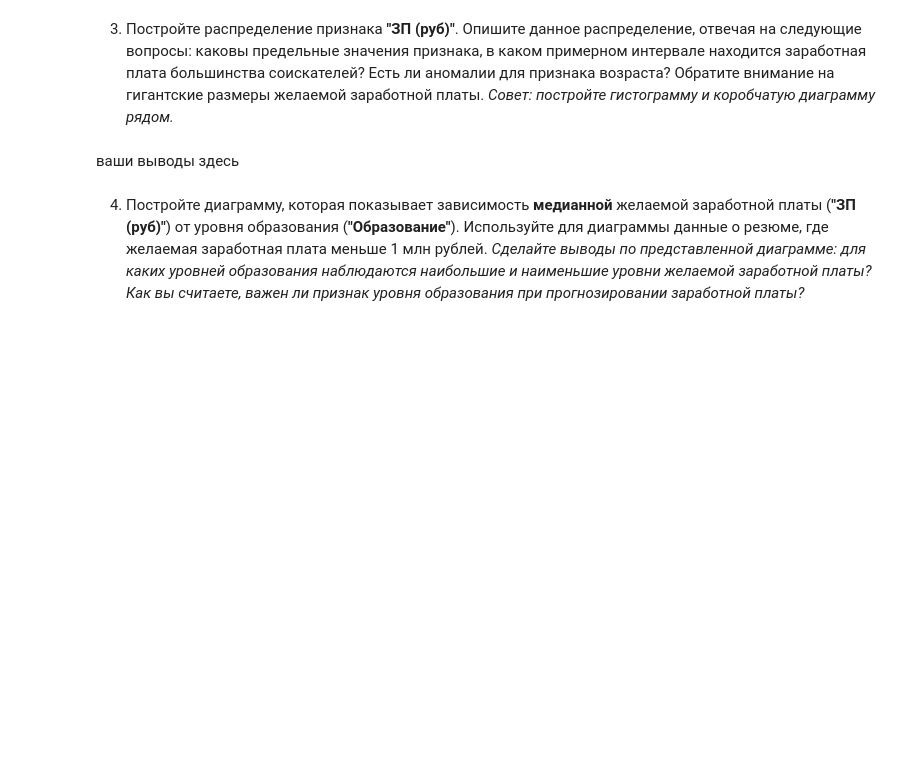
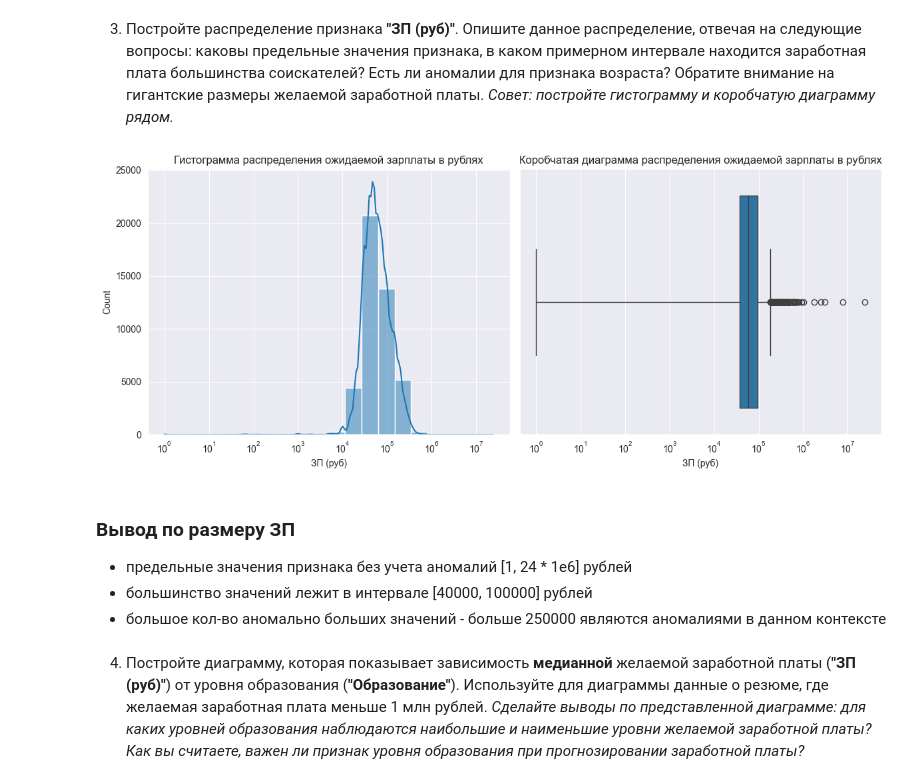
Before and after one commit to peaceful-djony/advanced_py, a Jupyter notebook: Zakhartcev.ipynb, the cells around one changed output. Saved outputs shown, nothing was run; the diff lists cells and outputs as text; code cells hidden in the pictures; blank space fills up the shorter version.

```diff
--- a/Zakhartcev.ipynb
+++ b/Zakhartcev.ipynb
@@ -420,9 +464,27 @@ hh_df_copy = hh_df_copy.drop("ЗП", axis=1)
 3. Постройте распределение признака **"ЗП (руб)"**. Опишите данное распределение, отвечая на следующие вопросы: каковы предельные значения признака, в каком примерном интервале находится заработная плата большинства соискателей? Есть ли аномалии для признака возраста? Обратите внимание на гигантские размеры желаемой заработной платы.
 *Совет: постройте гистограмму и коробчатую диаграмму рядом.*
 # %%
-# ваш код здесь
+fig, ax = plt.subplots(1, 2, figsize=(12, 5))
+
+
+# Гистограмма
+sns.histplot(hh_df_copy['ЗП (руб)'], bins=20, kde=True, ax=ax[0], log_scale=True)
+ax[0].set_title('Гистограмма распределения ожидаемой зарплаты в рублях')
+
+# Коробчатая диаграмма (Boxplot)
+sns.boxplot(x=hh_df_copy['ЗП (руб)'], ax=ax[1])
+ax[1].set_title('Коробчатая диаграмма распределения ожидаемой зарплаты в рублях')
+ax[1].set_xscale("log")
+
+plt.tight_layout()
+plt.show()
+# %% [output]
+[figure, added]
 # %% [markdown]
-ваши выводы здесь
+### Вывод по размеру ЗП
+- предельные значения признака без учета аномалий [1, 24 * 1e6] рублей
+- большинство значений лежит в интервале [40000, 100000] рублей
+- большое кол-во аномально больших значений - больше 250000 являются аномалиями в данном контексте
 # %% [markdown]
 4. Постройте диаграмму, которая показывает зависимость **медианной** желаемой заработной платы (**"ЗП (руб)"**) от уровня образования (**"Образование"**). Используйте для диаграммы данные о резюме, где желаемая заработная плата меньше 1 млн рублей.
 *Сделайте выводы по представленной диаграмме: для каких уровней образования наблюдаются наибольшие и наименьшие уровни желаемой заработной платы? Как вы считаете, важен ли признак уровня образования при прогнозировании заработной платы?*
```
Also changed, not shown: parts of 32 cells of this notebook, 12 other files.
